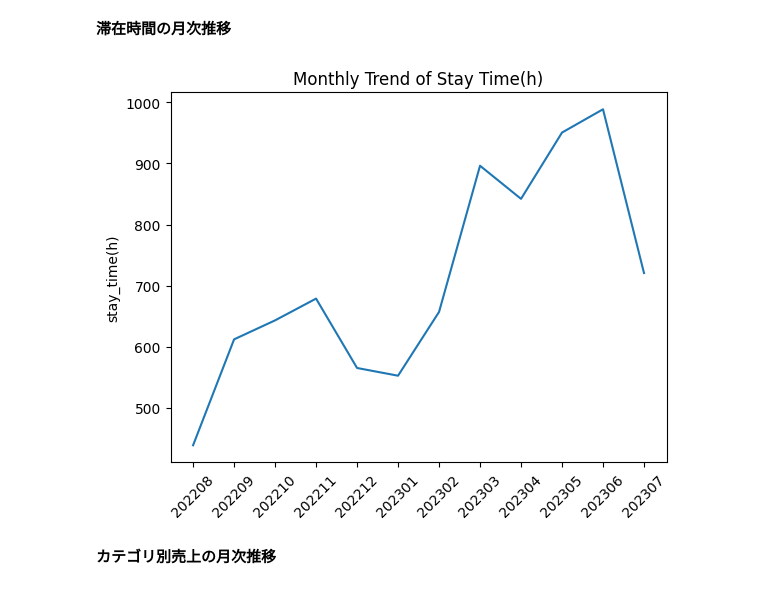
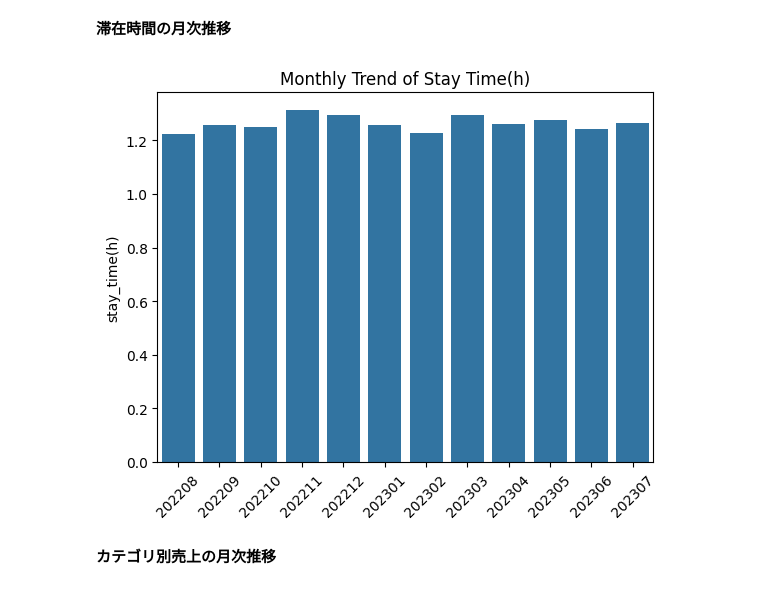
Before and after one commit to YoshiakiAsahara/for-intern, a Jupyter notebook: phase1.ipynb, the cells around one changed output. Saved outputs shown, nothing was run; the diff lists cells and outputs as text; code cells hidden in the pictures.

```diff
--- a/phase1.ipynb
+++ b/phase1.ipynb
@@ -185,6 +191,6 @@ month_all_df = pd.merge(month_all_df,month_result_df)
 # %%
-#月毎に集計
-stay_time_month = account_df.groupby('月').滞在時間.sum().reset_index()
+#月毎に総滞在時間集計
+stay_time_month = account_df.groupby('月').滞在時間.mean().reset_index()
 # %%
 #サマリデータに結合
 month_all_df = pd.merge(month_all_df,stay_time_month,on='月',how='inner')
@@ -551,13 +557,13 @@ plt.title('Monthly Trend of Repeat Rate(%)');
 **滞在時間の月次推移**
 # %%
 #滞在時間の月次データ可視化
-sns.lineplot(x='月',y='滞在時間',data=month_all_df)
+sns.barplot(x='月',y='滞在時間',data=month_all_df)
 plt.xticks(rotation=45)
 plt.xlabel('')
 plt.ylabel('stay_time(h)')
 plt.title('Monthly Trend of Stay Time(h)');
 # %% [output]
-[figure, old version]
+[figure, new version]
 # %% [markdown]
 **カテゴリ別売上の月次推移**
 # %%
```
Also changed, not shown: parts of 8 cells of this notebook.
